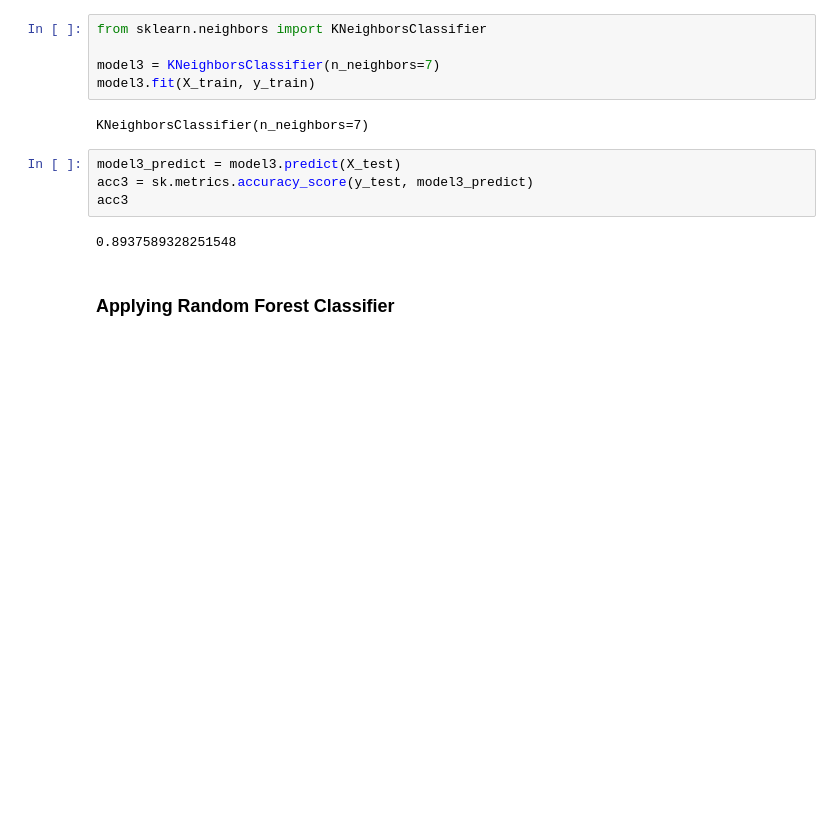
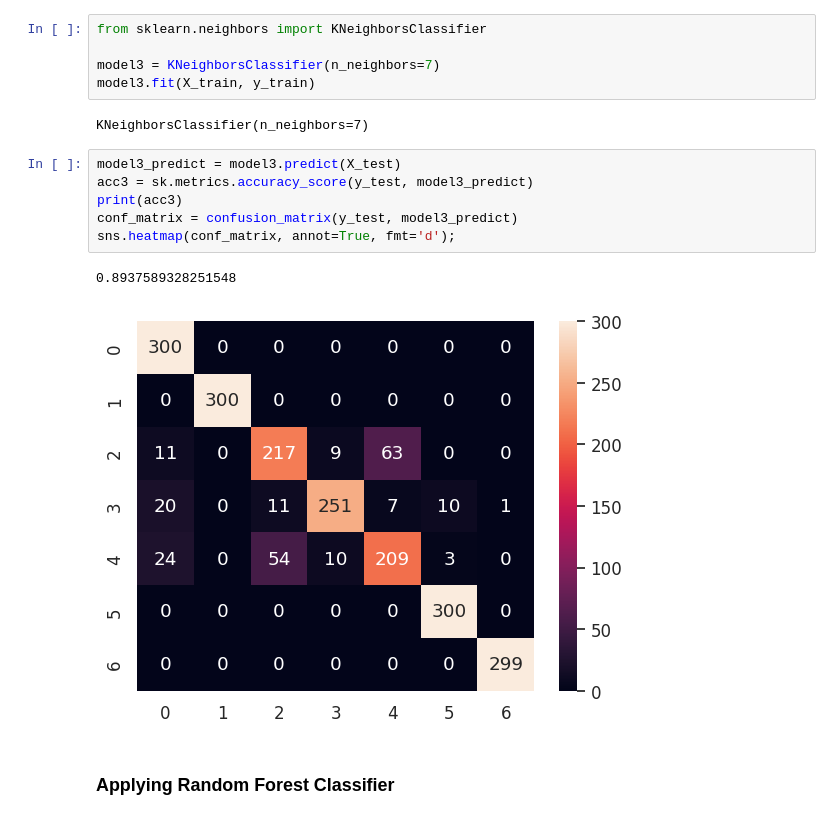
Before and after one commit to thakurboy004/Image-Segementation, a Jupyter notebook: Model-training.ipynb, the cells around one changed output. Cells and saved outputs as stored; diff of their text form; blank space fills up the shorter version.

```diff
--- a/Model-training.ipynb
+++ b/Model-training.ipynb
@@ -126,9 +135,12 @@ KNeighborsClassifier(n_neighbors=7)
 # %%
 model3_predict = model3.predict(X_test)
 acc3 = sk.metrics.accuracy_score(y_test, model3_predict)
-acc3
+print(acc3)
+conf_matrix = confusion_matrix(y_test, model3_predict)
+sns.heatmap(conf_matrix, annot=True, fmt='d');
 # %% [output]
 0.8937589328251548
+[figure, added]
 # %% [markdown]
 ### Applying Random Forest Classifier
 # %%
```
Also changed, not shown: parts of 6 cells of this notebook.
